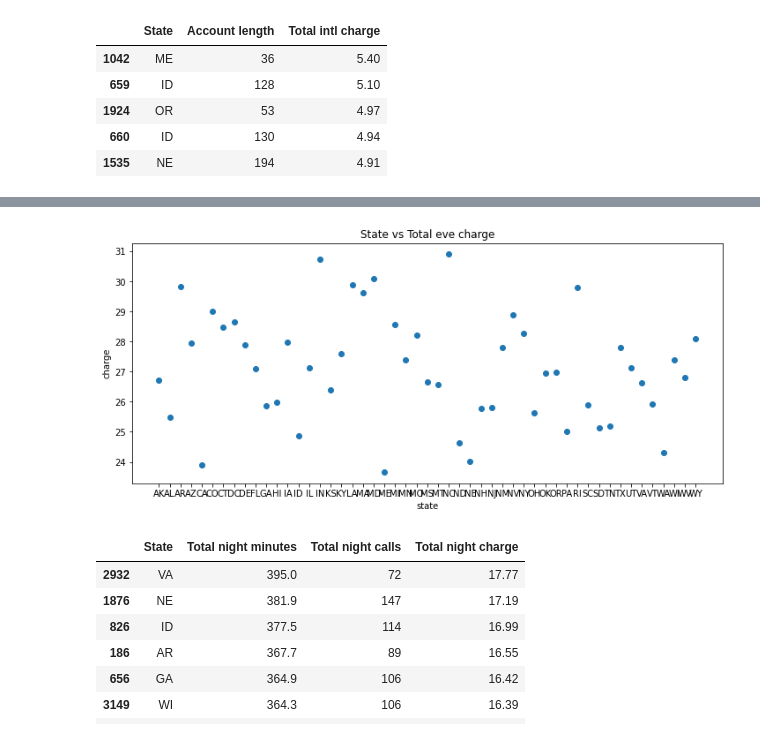
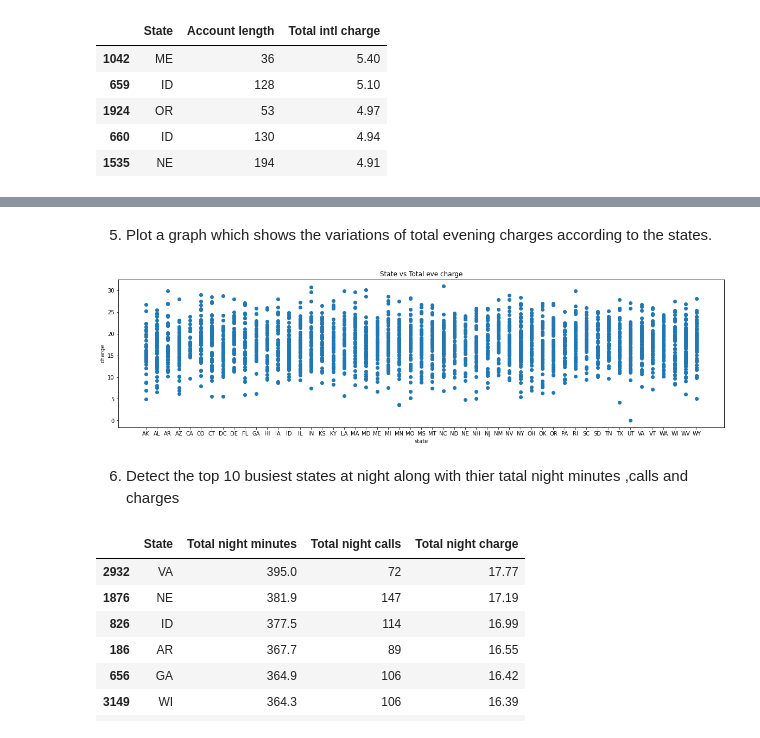
Before and after one commit to nikita-1095/EDA-Telecom-Churn-Analysis, a Jupyter notebook: Nikita_W_Telecom_Churn_Analysis_Capstone_Project.ipynb, the cells around one changed output, grey strips where cells are left out. Cells and saved outputs as stored; diff of their text form; code cells hidden in the pictures.

```diff
--- a/Nikita_W_Telecom_Churn_Analysis_Capstone_Project.ipynb
+++ b/Nikita_W_Telecom_Churn_Analysis_Capstone_Project.ipynb
@@ -15,5 +20,5 @@ warnings.filterwarnings('ignore')
 # %%
-df = pd.read_csv("/content/Telecom Churn.csv")
+df = pd.read_csv("/content/gdrive/My Drive/Alma DS/Telecom Churn.csv",engine='python')
 df.head()
 # %% [output]
 |  | State | Account length | Area code | International plan | Voice mail plan | Number vmail messages | ... |
@@ -387,5 +318,5 @@ hosts_state.sort_values(by='Total intl charge', ascending=False).head(5)
 # %%
-# Fetch State, Account length with Total intl charge
-hosts_state = df.groupby(['State','Account length'])['Total intl charge'].max().reset_index()
-hosts_state.sort_values(by='Total intl charge', ascending=False).head(5)
+# Fetch State, Account length with Total eve charge
+hosts_state = df.groupby(['State','Account length'])['Total eve charge'].max().reset_index()
+hosts_state.sort_values(by='Total eve charge', ascending=False).head(5)
 # %% [output]
@@ -398,4 +328,0 @@ hosts_state.sort_values(by='Total intl charge', ascending=False).head(5)
-# %%
-# Fetch State with Total eve charge
-hosts_state = df.groupby(['State'])['Total eve charge'].max().reset_index()
-hosts_state.sort_values(by='Total eve charge', ascending=False).head(5)
@@ -409,19 +329,23 @@ hosts_state.sort_values(by='Total eve charge', ascending=False).head(5)
+# %% [markdown]
+5. Plot a graph which shows the variations of total evening charges according to the states.
 # %%
 #Plot the bar graph
 state = hosts_state['State']
 charge = hosts_state['Total eve charge']
 
-fig = plt.figure(figsize = (12, 5))
+fig = plt.figure(figsize = (20, 5))
 
 # creating the bar plot
 plt.scatter(state, charge)
 
 plt.xlabel("state")
 plt.ylabel("charge")
 plt.title("State vs Total eve charge")
 plt.show()
 # %% [output]
-[figure, old version]
+[figure, new version]
+# %% [markdown]
+6. Detect the top 10 busiest states at night along with thier tatal night minutes ,calls and charges
 # %%
 # Fetch The busiest  at night
 night_user = df.groupby(['State','Total night minutes','Total night calls'])['Total night charge'].max().reset_index()
```
Also changed, not shown: parts of 23 cells of this notebook.
